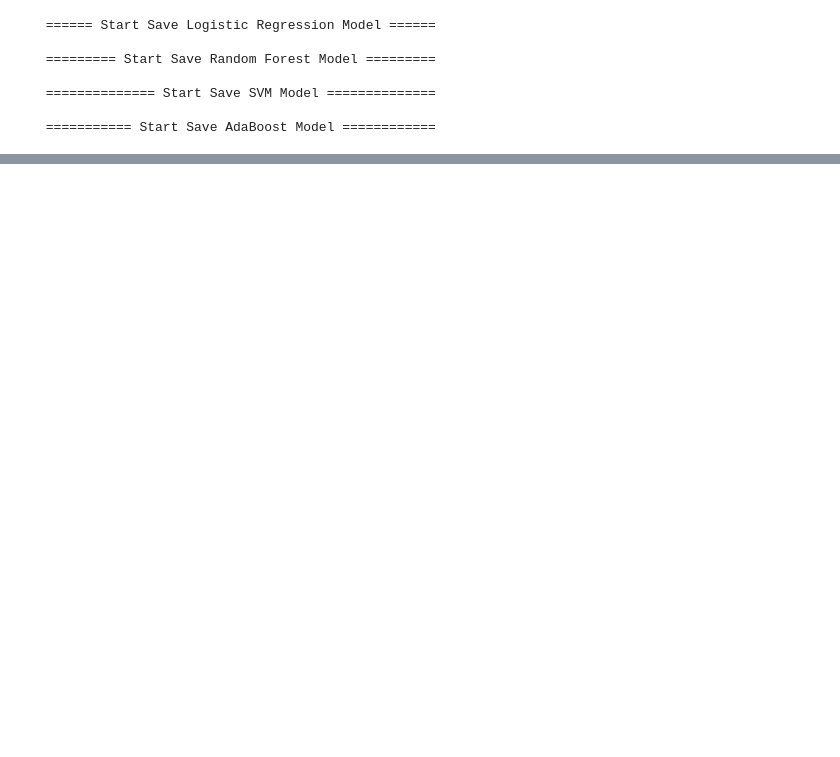
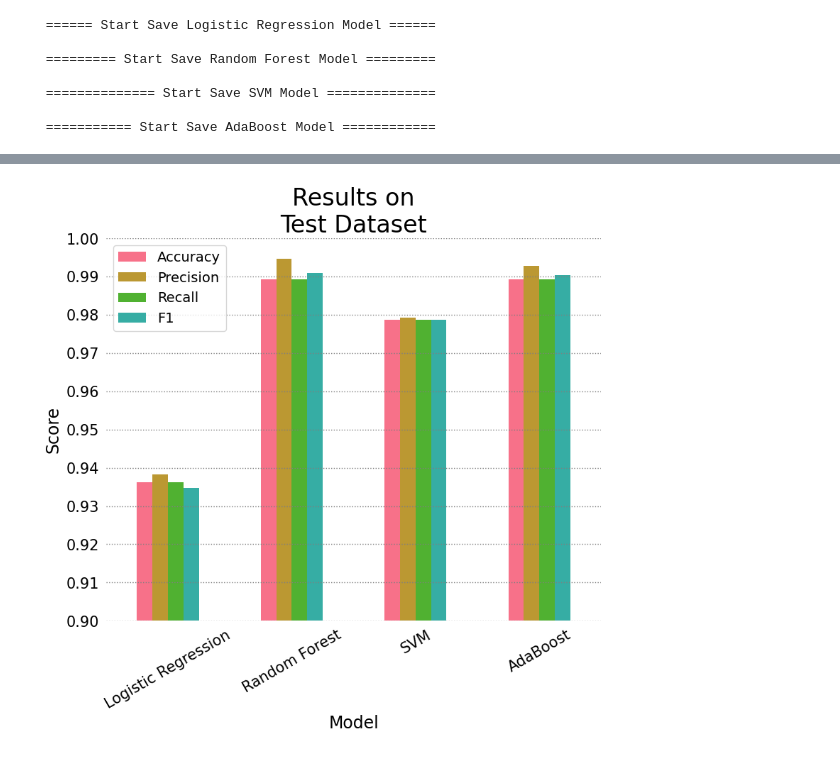
Before and after one commit to alexisuaguilaru/HealthySleep, a Jupyter notebook: MachineLearning/ModelsTraining.ipynb, the cells around one changed output, grey strips where cells are left out. Drawn from its saved outputs; the diff is of its cells as text; code cells hidden in the pictures; blank space fills up the shorter version.

```diff
--- a/MachineLearning/ModelsTraining.ipynb
+++ b/MachineLearning/ModelsTraining.ipynb
@@ -429,0 +471,15 @@ for _best_model , _model_name in zip(BestModels,ModelNames):
+# %%
+# Evaluating models
+
+from sklearn.metrics import accuracy_score , precision_recall_fscore_support
+
+EvaluationScoreResults = pd.DataFrame(columns=['Accuracy','Precision','Recall','F1'],dtype=float)
+EvaluationScoreResults.rename_axis(index='Model',inplace=True)
+
+for _best_model , _model_name in zip(BestModels,ModelNames):
+    _pred_y = _best_model.predict(TestDataset_X)
+    accuracy = accuracy_score(TestDataset_y,_pred_y)
+    *metrics , _ = precision_recall_fscore_support(TestDataset_y,_pred_y,average='weighted')
+    EvaluationScoreResults.loc[_model_name] = [accuracy,*metrics]
+
+EvaluationScoreResults
@@ -429,0 +542,6 @@ for _best_model , _model_name in zip(BestModels,ModelNames):
+# %%
+# Plotting models scores
+
+PlotResults(EvaluationScoreResults,'Test');
+# %% [output]
+[figure, added]
```
Also changed, not shown: parts of 6 cells of this notebook, 4 other files.
